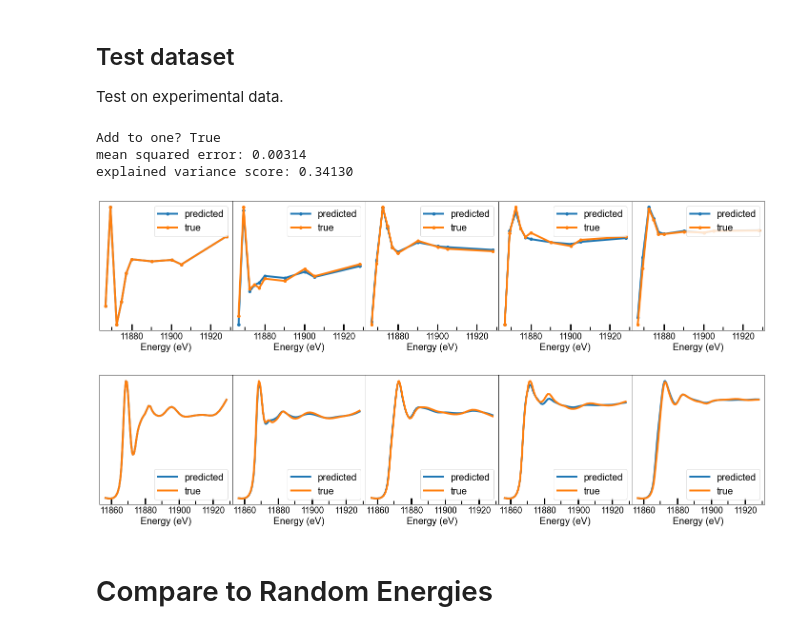
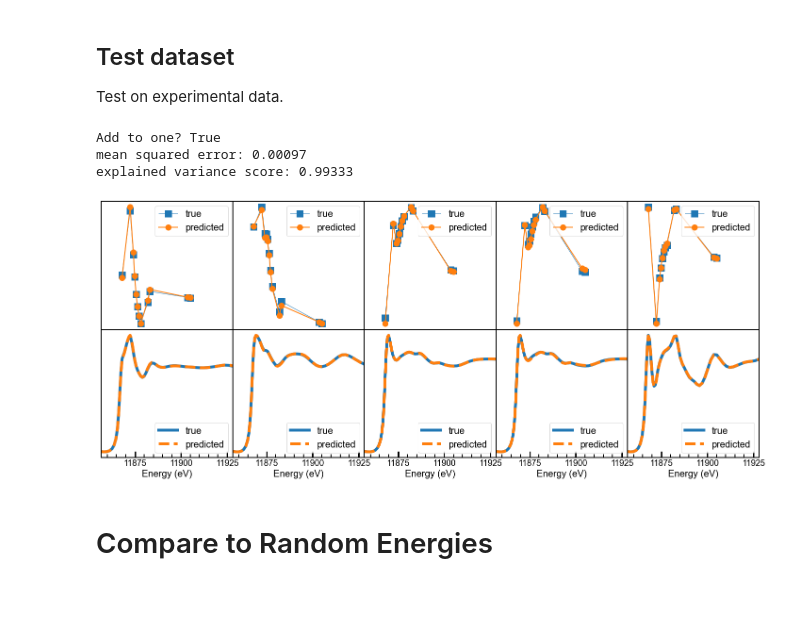
Before and after one commit to stetef/Energy-Point-Selection, a Jupyter notebook: Visualization.ipynb, the cells around one changed output. Saved outputs shown, nothing was run; the diff lists cells and outputs as text; code cells hidden in the pictures; blank space fills up the shorter version.

```diff
--- a/Visualization.ipynb
+++ b/Visualization.ipynb
@@ -243,0 +284,14 @@ label = ax.set_ylabel(f'n = {best_n}', fontsize=20)
+# %%
+energy_measurements = [Energy[i] for i in indices]
+kwargs = {'N': 500, 'scale': 0.01, 'dropout': 0.9, 'training': False}
+test_data, test_coeffs = generate_linear_combos(Refs, **kwargs)
+# %%
+fig, ax = plt.subplots(figsize=(10, 6))
+for i, ref in enumerate(Refs):
+    ax.plot(Energy, ref, '-', linewidth=2, c='gray', alpha=0.5)
+format_axis(ax)
+
+for energy in energy_measurements:
+    ax.axvline(energy, c=plt.cm.tab20(2), linestyle='--', linewidth=1.)
+
+plt.show()
@@ -244,6 +300,6 @@ label = ax.set_ylabel(f'n = {best_n}', fontsize=20)
 # %%
 fig, ax = plt.subplots(figsize=(10, 6))
-for i, spectrum in enumerate(data):
+for i, spectrum in enumerate(test_data):
     ax.plot(Energy, spectrum , '-', linewidth=2, c='gray', alpha=0.005)
 format_axis(ax)
 
@@ -293,7 +349,7 @@ data, coeffs = generate_linear_combos(Refs, **kwargs)
 kwargs = {'N': 100, 'scale': 0.01, 'dropout': 0.9, 'training': False}
 test_data, test_coeffs = generate_linear_combos(Refs, **kwargs)
 # %%
-reg = RandomForestRegressor()
+reg = LinearRegression()
 reg.fit(data[:, indices], coeffs)
 
 y_pred = reg.predict(test_data[:, indices])
@@ -305,38 +361,40 @@ for metric in ["mean_squared_error", "explained_variance_score"]:
     print(f'{metric}: {test_score:.5f}')
 # %% [output]
 Add to one? True
-mean squared error: 0.00314
-explained variance score: 0.34130
+mean squared error: 0.00097
+explained variance score: 0.99333
 # %%
-for show_subset in [True, False]:
+m = 5
+fig, axes = plt.subplots(figsize=(5*m, 5*2), ncols=m, nrows=2)
+plt.subplots_adjust(wspace=0, hspace=0)
 
-    m = 5
-    fig, axes = plt.subplots(figsize=(5*m, 5), ncols=m)
-    plt.subplots_adjust(wspace=0)
-
+for j, show_subset in enumerate([True, False]):
     for i in range(m):
         pred = Refs.T @ y_pred[i]
         true = Refs.T @ test_coeffs[i]
-        ax = axes[i]
+        ax = axes[j][i]
 
         if show_subset:
-            ax.plot(Energy[indices], pred[indices], 'o-', linewidth=4, c=plt.cm.tab20(0), label='predicted')
-            ax.plot(Energy[indices], true[indices], 'o-', linewidth=4, c=plt.cm.tab20(2), label='true')
+            ax.plot(Energy[indices], true[indices], 's-', linewidth=1, c=plt.cm.tab20(0),
+                    markersize=12, markeredgewidth=3, label='true')
+            ax.plot(Energy[indices], pred[indices], 'o-', linewidth=2, c=plt.cm.tab20(2),
+                    markersize=12, label='predicted')
             loc = 1
-            ticks=(1, 4)
-            ticks=(10,20)
+            ax.set_xticks([])
+            ax.set_yticks([])
         else:
-            ax.plot(Energy, pred, '-', linewidth=4, c=plt.cm.tab20(0), label='predicted')
-            ax.plot(Energy, true, '-', linewidth=4, c=plt.cm.tab20(2), label='true')
+            ax.plot(Energy, true, '-', linewidth=6, c=plt.cm.tab20(0), label='true')
+            ax.plot(Energy, pred, '--', linewidth=6, c=plt.cm.tab20(2), label='predicted')
             loc = 4
-            ticks=(10, 20)
+            format_axis(ax, ticks=(5, 25), fontsize=20)
 
-        format_axis(ax, ticks=ticks, fontsize=20)
         ax.legend(fontsize=20, loc=loc)
-    plt.show()
+
+        set_spine_width(ax, width=2)
+        ax.set_xlim(min(Energy), max(Energy))
+plt.show()
 # %% [output]
-[figure, old version]
+[figure, new version]
-[figure, removed]
 # %% [markdown]
 # Compare to Random Energies
 # %%
```
Also changed, not shown: parts of 30 cells of this notebook, 7 other files.
